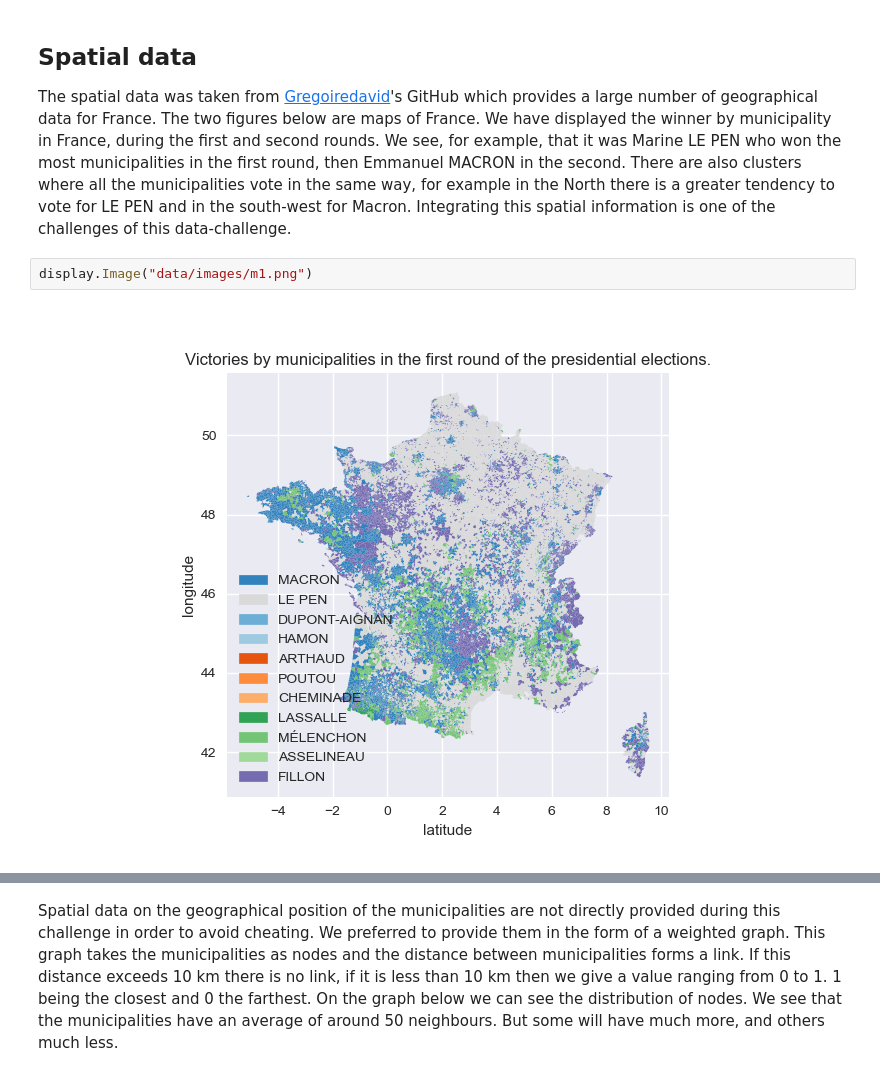
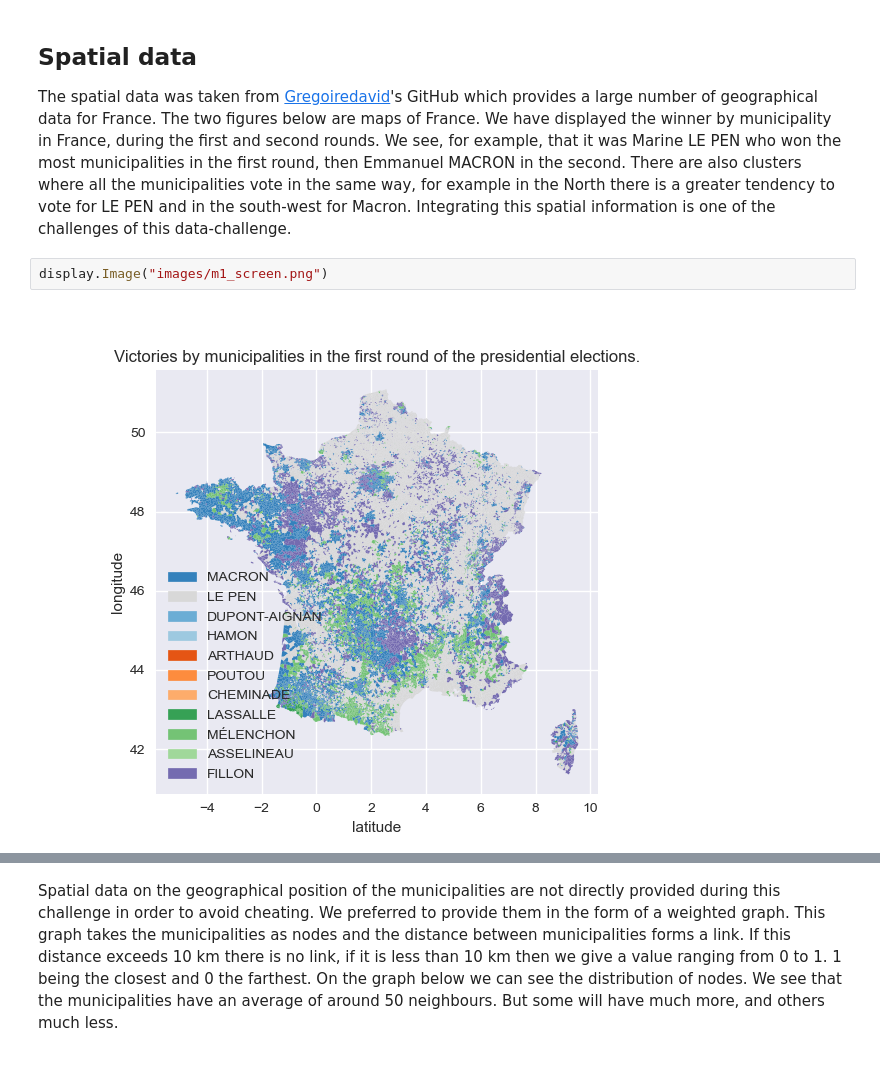
Before and after one commit to gasbas/graph-forecast-national-elections, a Jupyter notebook: french_election_forecast_starting_kit.ipynb, the cells around one changed output, grey strips where cells are left out. Cells and saved outputs as stored; diff of their text form.

Commit message:
added screen

```diff
--- a/french_election_forecast_starting_kit.ipynb
+++ b/french_election_forecast_starting_kit.ipynb
@@ -98,7 +98,7 @@ display.Image("data/images/results_t2.png")
 
 The spatial data was taken from [Gregoiredavid](https://github.com/gregoiredavid/france-geojson)'s GitHub which provides a large number of geographical data for France. The two figures below are maps of France. We have displayed the winner by municipality in France, during the first and second rounds. We see, for example, that it was Marine LE PEN who won the most municipalities in the first round, then Emmanuel MACRON in the second. There are also clusters where all the municipalities vote in the same way, for example in the North there is a greater tendency to vote for LE PEN and in the south-west for Macron. Integrating this spatial information is one of the challenges of this data-challenge.
 # %%
-display.Image("data/images/m1.png")
+display.Image("images/m1_screen.png")
 # %% [output]
-[figure, old version]
+[figure, new version]
 # %%
```
Also changed, not shown: parts of 4 cells of this notebook, 7 other files.
